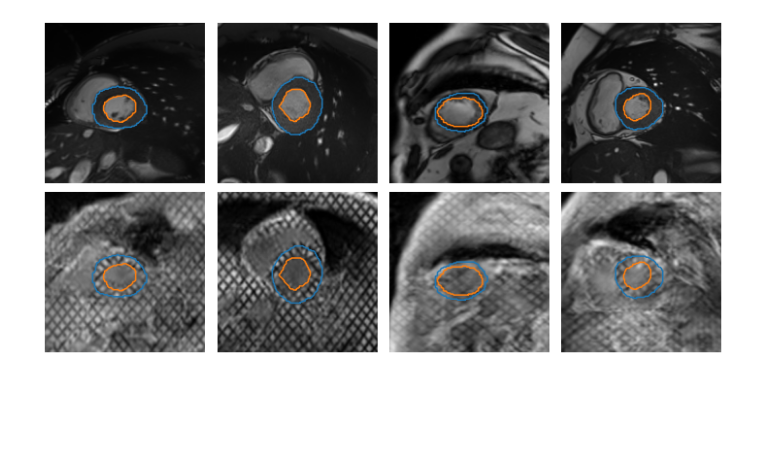
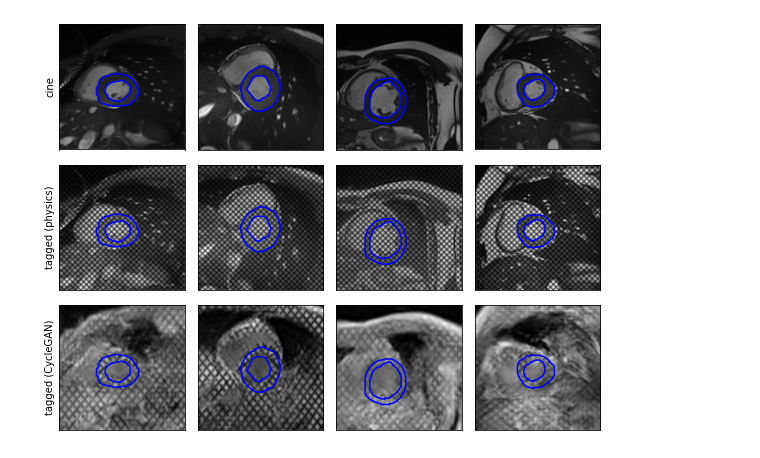
Before and after one commit to arnauddhaene/tagseg, a Jupyter notebook: notebooks/cine-to-tag-w-gan-figure.ipynb, the cells around one changed output. Cells and saved outputs as stored; diff of their text form; code cells hidden in the pictures; blank space fills up the shorter version.

```diff
--- a/notebooks/cine-to-tag-w-gan-figure.ipynb
+++ b/notebooks/cine-to-tag-w-gan-figure.ipynb
@@ -25,28 +28,41 @@ idx = 170
+# %%
+tagger = SimulateTags(
+    label=dataset[0][1],
+    myo_index=1
+)
+# %%
+def tag(image: torch.tensor) -> torch.tensor:
+    return tagger(((image - image.min()) / (image.max() - image.min())) * 255)
 # %%
-fig, ax = plt.subplots(2, 4, figsize=(10, 5))
+fig, ax = plt.subplots(3, 4, figsize=(8, 6))
 
-for n, i in enumerate([12, 171, 25, 75]):
+names = ['cine', 'tagged (physics)', 'tagged (CycleGAN)']
 
-    ax[0, n].imshow(examples[i, 0], cmap='gray')
-    ax[0, n].axis('off')
-
-    ax[1, n].imshow(t_examples[i, 0], cmap='gray')
-    ax[1, n].axis('off')
+for n, i in enumerate([12, 171, 1076, 75]):
 
     contours = skm.measure.find_contours(labels[i].numpy())
 
-    for contour in contours:
-        ax[0, n].plot(*contour[:, ::-1].T)
-        ax[1, n].plot(*contour[:, ::-1].T)
+    ax[0, n].imshow(examples[i, 0], cmap='gray')
+    ax[1, n].imshow(tag(examples[i, 0]), cmap='gray')
+    ax[2, n].imshow(t_examples[i, 0], cmap='gray')
+
+    for row, name in enumerate(names):
+        ax[row, n].get_xaxis().set_ticks([])
+        ax[row, n].get_yaxis().set_ticks([])
+        ax[row, 0].set_ylabel(name)
+
+        for contour in contours:
+            ax[row, n].plot(*contour[:, ::-1].T, c='b')
 
     cx, cy = contours[1].mean(axis=0)
     padding = 80
 
     for x in ax:
         x[n].set_xlim(cx - padding, cx + padding)
         x[n].set_ylim(cy + padding, cy - padding)
 
 plt.tight_layout()
+plt.savefig('../../figures/cine2tag.pdf', dpi=300, bbox_inches='tight')
 plt.show()
 # %% [output]
-[figure, old version]
+[figure, new version]
```
Also changed, not shown: parts of 3 cells of this notebook, 10 other files.
